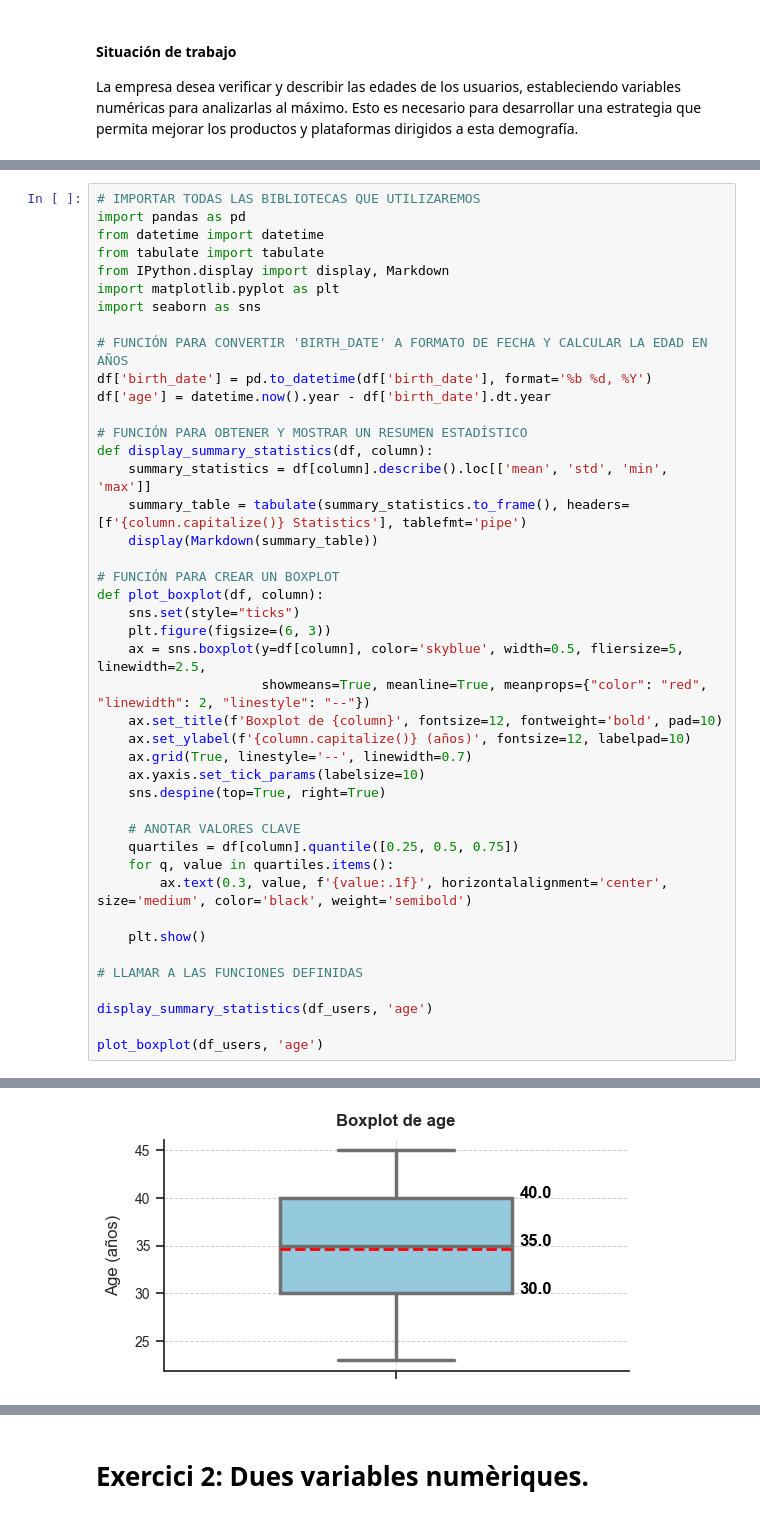
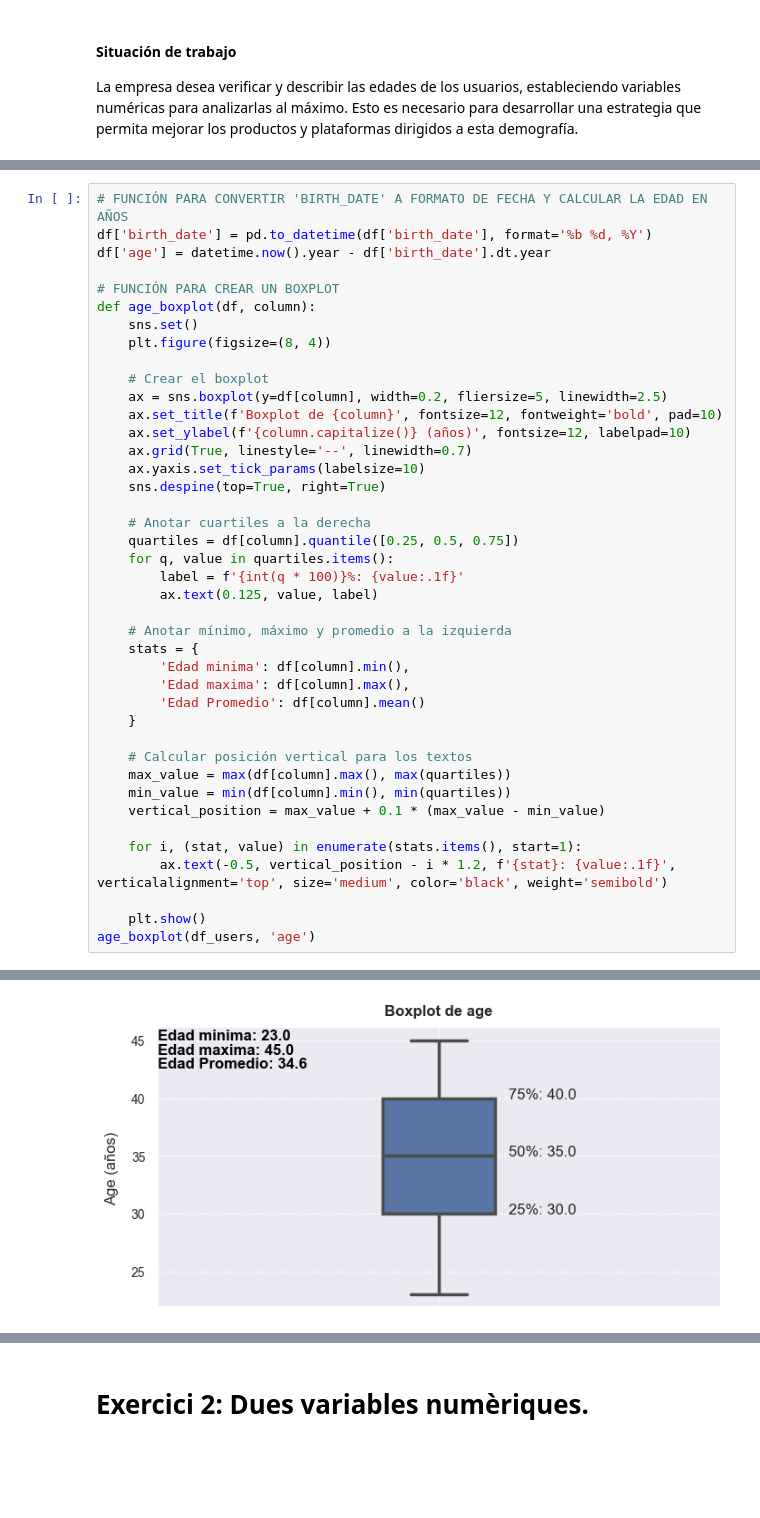
Before and after one commit to mcariqueo/Data_analytics_2024, a Jupyter notebook: Sprint_8_Python/sprint.ipynb, the cells around one changed output, grey strips where cells are left out. Cells and saved outputs as stored; diff of their text form; blank space fills up the shorter version.

```diff
--- a/Sprint_8_Python/sprint.ipynb
+++ b/Sprint_8_Python/sprint.ipynb
@@ -81,44 +68,42 @@ Para conseguir este objetivo, seguiremos estos pasos:
 # %%
-# IMPORTAR TODAS LAS BIBLIOTECAS QUE UTILIZAREMOS
-import pandas as pd
-from datetime import datetime
-from tabulate import tabulate
-from IPython.display import display, Markdown
-import matplotlib.pyplot as plt
-import seaborn as sns
-
 # FUNCIÓN PARA CONVERTIR 'BIRTH_DATE' A FORMATO DE FECHA Y CALCULAR LA EDAD EN AÑOS
 df['birth_date'] = pd.to_datetime(df['birth_date'], format='%b %d, %Y')
 df['age'] = datetime.now().year - df['birth_date'].dt.year
 
-# FUNCIÓN PARA OBTENER Y MOSTRAR UN RESUMEN ESTADÍSTICO
-def display_summary_statistics(df, column):
-    summary_statistics = df[column].describe().loc[['mean', 'std', 'min', 'max']]
-    summary_table = tabulate(summary_statistics.to_frame(), headers=[f'{column.capitalize()} Statistics'], tablefmt='pipe')
-    display(Markdown(summary_table))
+# FUNCIÓN PARA CREAR UN BOXPLOT
+def age_boxplot(df, column):
+    sns.set()
+    plt.figure(figsize=(8, 4))
 
-# FUNCIÓN PARA CREAR UN BOXPLOT
-def plot_boxplot(df, column):
-    sns.set(style="ticks")
-    plt.figure(figsize=(6, 3))
-    ax = sns.boxplot(y=df[column], color='skyblue', width=0.5, fliersize=5, linewidth=2.5,
-                     showmeans=True, meanline=True, meanprops={"color": "red", "linewidth": 2, "linestyle": "--"})
+    # Crear el boxplot
+    ax = sns.boxplot(y=df[column], width=0.2, fliersize=5, linewidth=2.5)
     ax.set_title(f'Boxplot de {column}', fontsize=12, fontweight='bold', pad=10)
     ax.set_ylabel(f'{column.capitalize()} (años)', fontsize=12, labelpad=10)
     ax.grid(True, linestyle='--', linewidth=0.7)
     ax.yaxis.set_tick_params(labelsize=10)
     sns.despine(top=True, right=True)
 
-    # ANOTAR VALORES CLAVE
+    # Anotar cuartiles a la derecha
     quartiles = df[column].quantile([0.25, 0.5, 0.75])
     for q, value in quartiles.items():
-        ax.text(0.3, value, f'{value:.1f}', horizontalalignment='center', size='medium', color='black', weight='semibold')
+        label = f'{int(q * 100)}%: {value:.1f}'
+        ax.text(0.125, value, label)
+
+    # Anotar mínimo, máximo y promedio a la izquierda
+    stats = {
+        'Edad minima': df[column].min(),
+        'Edad maxima': df[column].max(),
+        'Edad Promedio': df[column].mean()
+    }
+
+    # Calcular posición vertical para los textos
+    max_value = max(df[column].max(), max(quartiles))
+    min_value = min(df[column].min(), min(quartiles))
+    vertical_position = max_value + 0.1 * (max_value - min_value)
+
+    for i, (stat, value) in enumerate(stats.items(), start=1):
+        ax.text(-0.5, vertical_position - i * 1.2, f'{stat}: {value:.1f}', verticalalignment='top', size='medium', color='black', weight='semibold')
 
     plt.show()
-
-# LLAMAR A LAS FUNCIONES DEFINIDAS
-
-display_summary_statistics(df_users, 'age')
-
-plot_boxplot(df_users, 'age')
+age_boxplot(df_users, 'age')
 # %% [output]
@@ -131,2 +110,2 @@ plot_boxplot(df_users, 'age')
-[figure, old version]
+[figure, new version]
 # %% [markdown]
```
Also changed, not shown: parts of 21 cells of this notebook, 2 other files.
